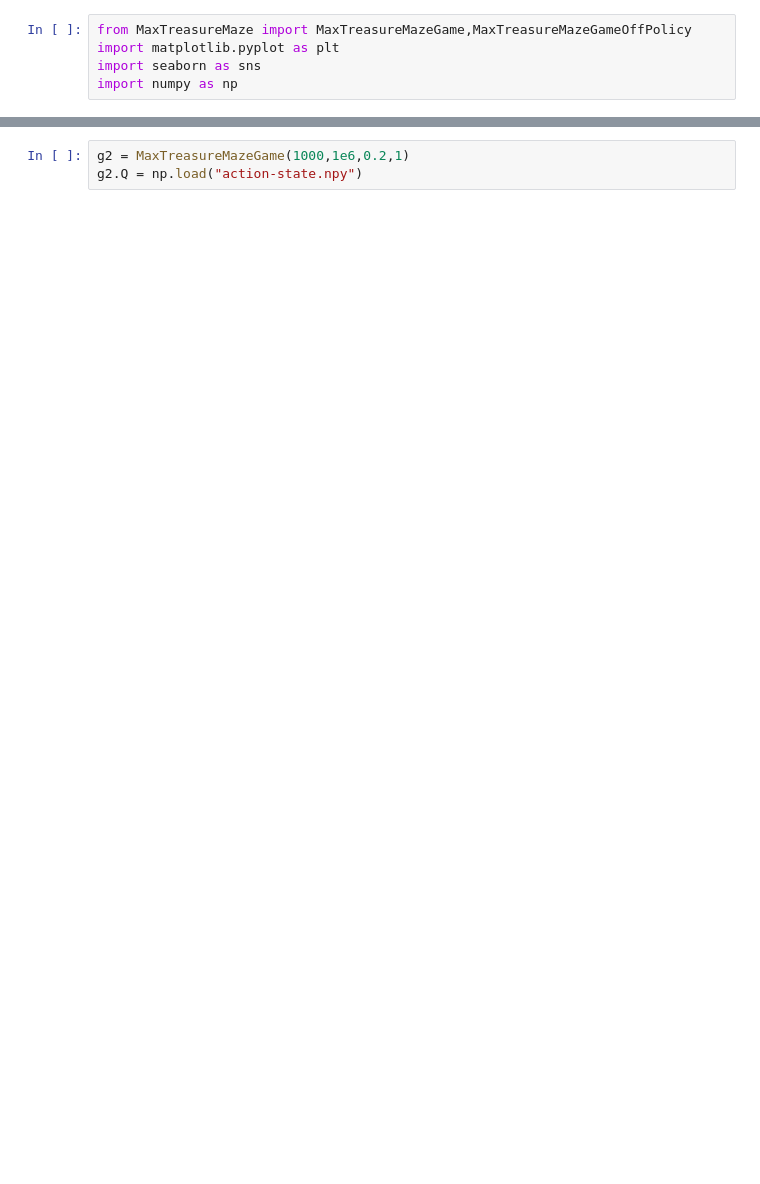
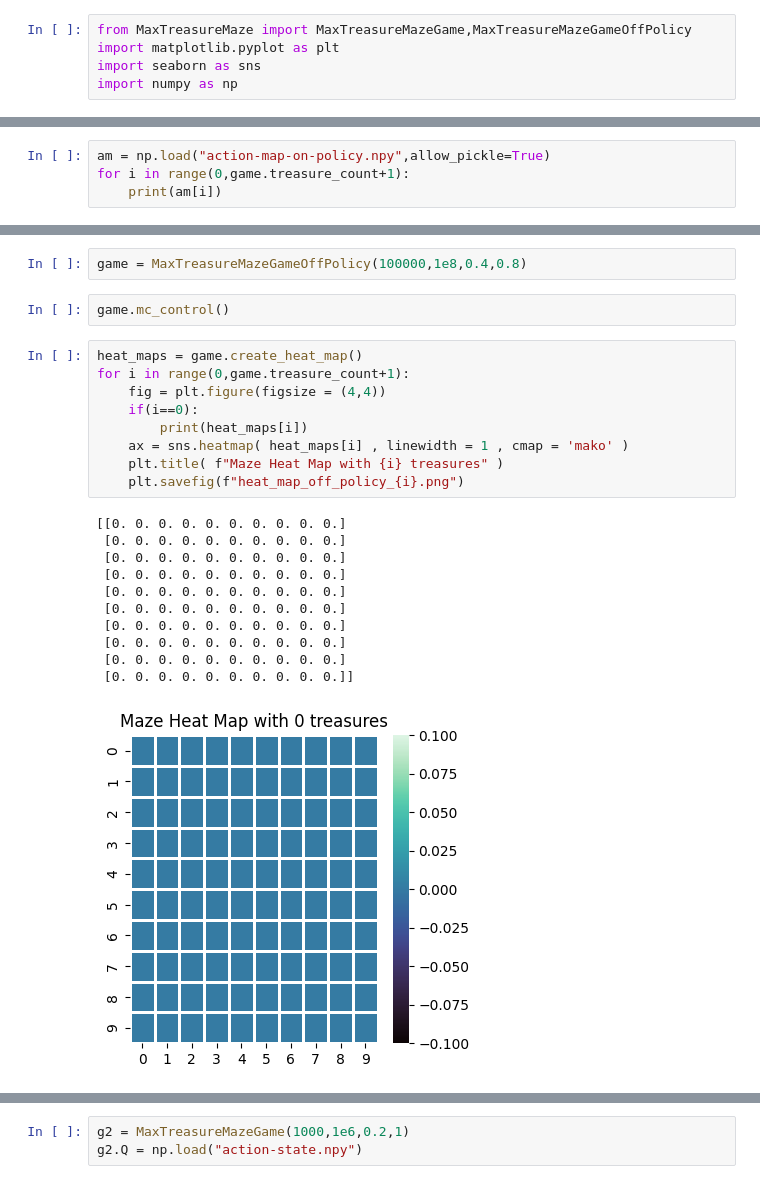
Before and after one commit to devgala/RL-Assignment1, a Jupyter notebook: MonteCarloRL.ipynb, the cells around one changed output, grey strips where cells are left out. Drawn from its saved outputs; the diff is of its cells as text; blank space fills up the shorter version.

```diff
--- a/MonteCarloRL.ipynb
+++ b/MonteCarloRL.ipynb
@@ -41,0 +39,4 @@ KeyError: 0
+# %%
+am = np.load("action-map-on-policy.npy",allow_pickle=True)
+for i in range(0,game.treasure_count+1):
+    print(am[i])
@@ -41,0 +61,25 @@ KeyError: 0
+# %%
+game = MaxTreasureMazeGameOffPolicy(100000,1e8,0.4,0.8)
+# %%
+game.mc_control()
+# %%
+heat_maps = game.create_heat_map()
+for i in range(0,game.treasure_count+1):
+    fig = plt.figure(figsize = (4,4))
+    if(i==0):
+        print(heat_maps[i])
+    ax = sns.heatmap( heat_maps[i] , linewidth = 1 , cmap = 'mako' )
+    plt.title( f"Maze Heat Map with {i} treasures" )
+    plt.savefig(f"heat_map_off_policy_{i}.png")
+# %% [output]
+[[0. 0. 0. 0. 0. 0. 0. 0. 0. 0.]
+ [0. 0. 0. 0. 0. 0. 0. 0. 0. 0.]
+ [0. 0. 0. 0. 0. 0. 0. 0. 0. 0.]
+ [0. 0. 0. 0. 0. 0. 0. 0. 0. 0.]
+ [0. 0. 0. 0. 0. 0. 0. 0. 0. 0.]
+ [0. 0. 0. 0. 0. 0. 0. 0. 0. 0.]
+ [0. 0. 0. 0. 0. 0. 0. 0. 0. 0.]
+ [0. 0. 0. 0. 0. 0. 0. 0. 0. 0.]
+ [0. 0. 0. 0. 0. 0. 0. 0. 0. 0.]
+ [0. 0. 0. 0. 0. 0. 0. 0. 0. 0.]]
+[figure, added]
```
Also changed, not shown: parts of 12 cells of this notebook, 1 other file.
